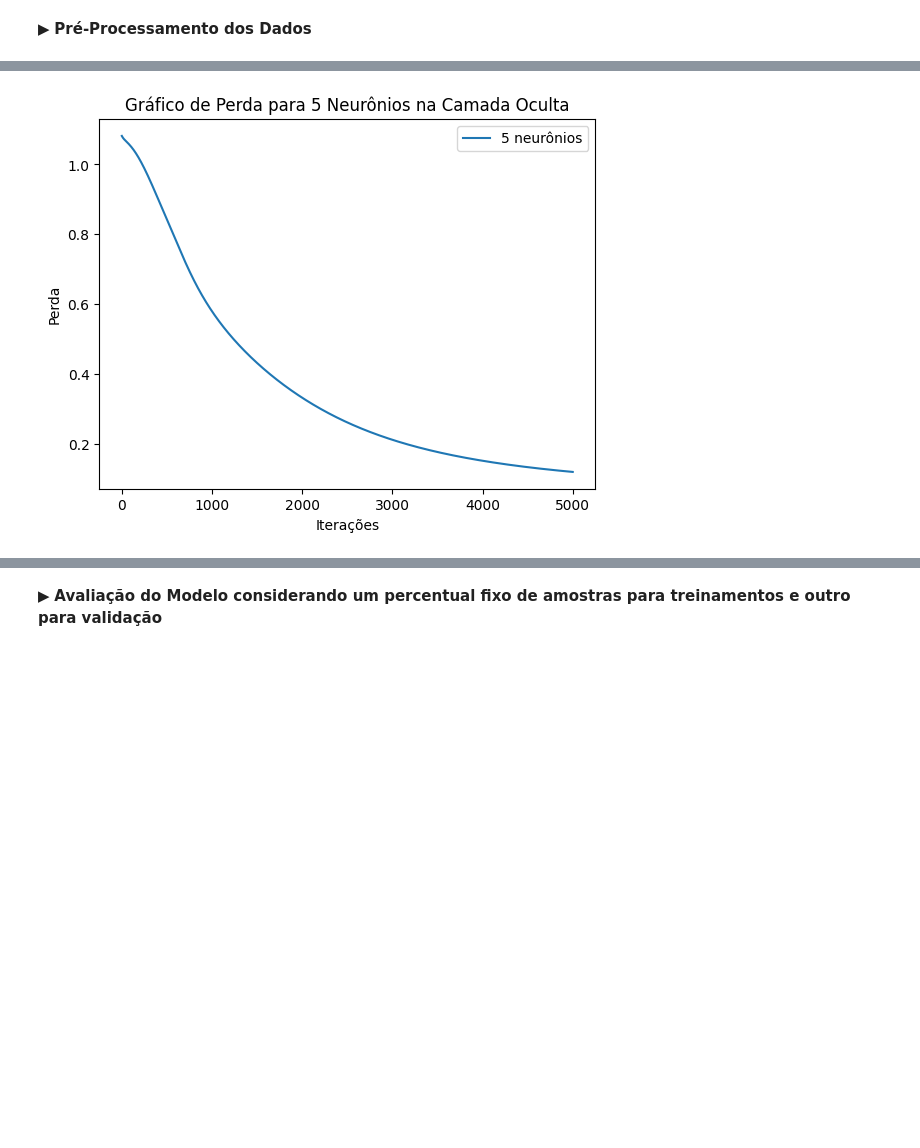
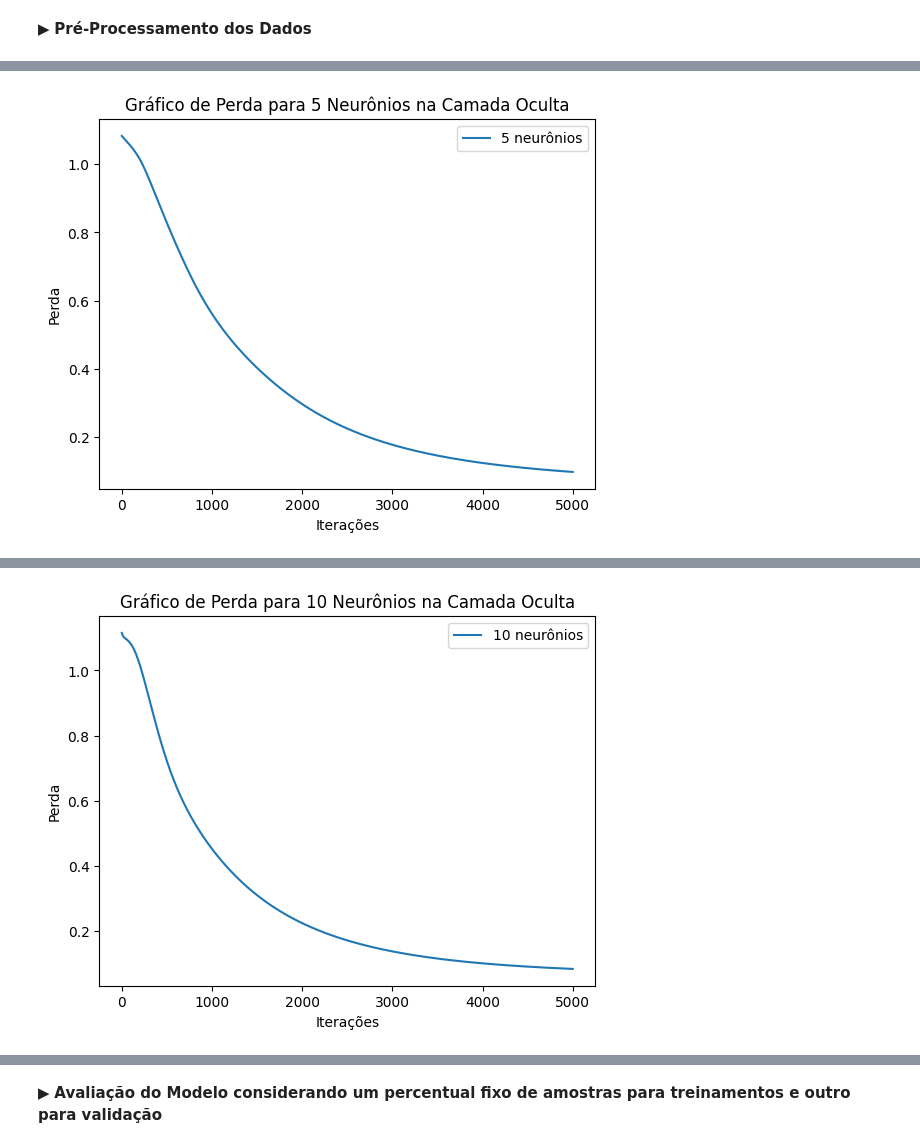
Before and after one commit to juanengml/pos-utfpr-redes-neurais, a Jupyter notebook: semana4/bebidas_notebook.ipynb, the cells around one changed output, grey strips where cells are left out. Drawn from its saved outputs; the diff is of its cells as text; code cells hidden in the pictures; blank space fills up the shorter version.

```diff
--- a/semana4/bebidas_notebook.ipynb
+++ b/semana4/bebidas_notebook.ipynb
@@ -112,16 +94,0 @@ https://scikit-learn.org/stable/modules/generated/sklearn.neural_network.MLPClas
-# %%
-hidden_layer_size = 5
-learning_rate_init = 0.001
-max_iter = 5000
-epsilon = 1e-6
-
-# Configuração do modelo
-mlp_5 = MLPClassifier(hidden_layer_sizes=(hidden_layer_size,),
-                      activation='logistic',
-                      learning_rate_init=learning_rate_init,
-                      max_iter=max_iter,
-                      tol=epsilon,
-                      random_state=42)
-
-# Treinamento do modelo
-mlp_5.fit(X_train, y_train)
@@ -131,14 +125,27 @@ MLPClassifier(activation='logistic', hidden_layer_sizes=(5,), max_iter=5000,
 # %%
-# Predição e avaliação
-y_pred_5 = mlp_5.predict(X_test)
-accuracy_5 = accuracy_score(y_test, y_pred_5)
-print(f'Configuração com {hidden_layer_size} neurônios - Acurácia: {accuracy_5*100:.2f}%')
+from loguru import logger
+import matplotlib.pyplot as plt
+from sklearn.metrics import accuracy_score
 
-# Gráfico de perda
-plt.plot(mlp_5.loss_curve_, label=f'{hidden_layer_size} neurônios')
-plt.title('Gráfico de Perda para 5 Neurônios na Camada Oculta')
-plt.xlabel('Iterações')
-plt.ylabel('Perda')
-plt.legend()
-plt.show()
+def evaluate_and_plot(model, X_test, y_test, hidden_layer_size):
+    y_pred = model.predict(X_test)
+    accuracy = accuracy_score(y_test, y_pred)
+    logger.info(f'Configuração com {hidden_layer_size} neurônios - Acurácia: {accuracy * 100:.2f}%')
+
+    plt.plot(model.loss_curve_, label=f'{hidden_layer_size} neurônios')
+    plt.title(f'Gráfico de Perda para {hidden_layer_size} Neurônios na Camada Oculta')
+    plt.xlabel('Iterações')
+    plt.ylabel('Perda')
+    plt.legend()
+
+    plot_filename = f'loss_curve_{hidden_layer_size}_neurons.png'
+    plt.savefig(plot_filename)
+    logger.info(f'Gráfico de perda salvo como {plot_filename}')
+
+    plt.show()
+
+# Exemplo de uso da função:
+evaluate_and_plot(mlp_5, X_test, y_test, 5)
+evaluate_and_plot(mlp_10, X_test, y_test, 10)
+evaluate_and_plot(mlp_15, X_test, y_test, 15)
 # %% [output]
@@ -146 +154 @@ Configuração com 5 neurônios - Acurácia: 97.78%
-[figure, old version]
+[figure, new version]
@@ -146,0 +157 @@ Configuração com 5 neurônios - Acurácia: 97.78%
+[figure, added]
```
Also changed, not shown: parts of 12 cells of this notebook, 5 other files.
